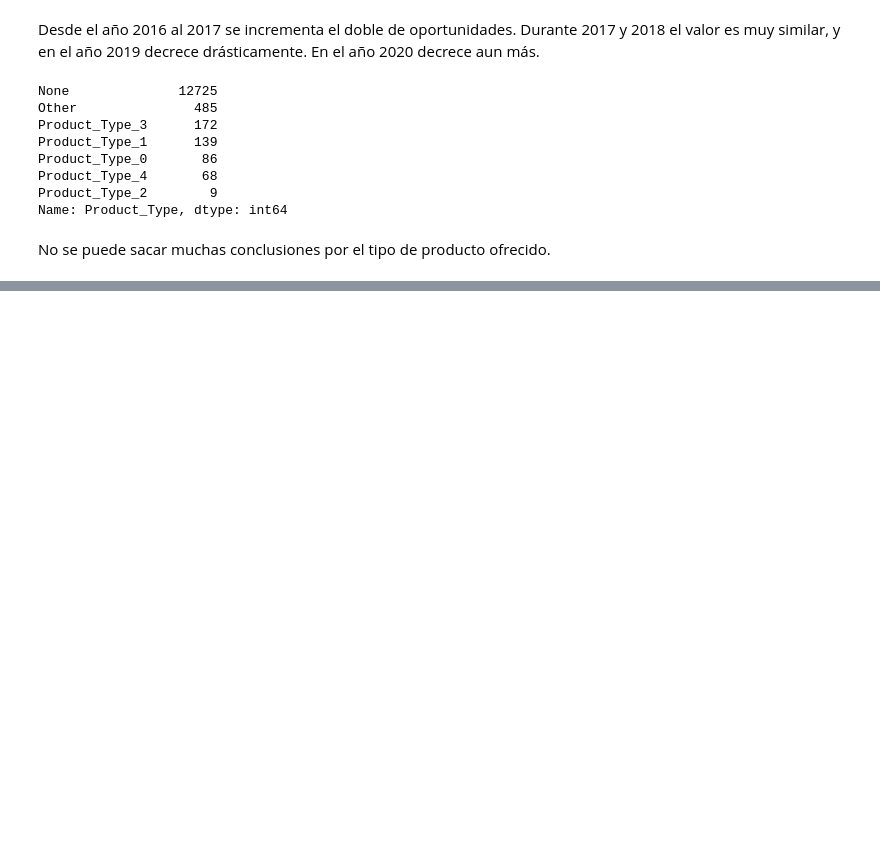
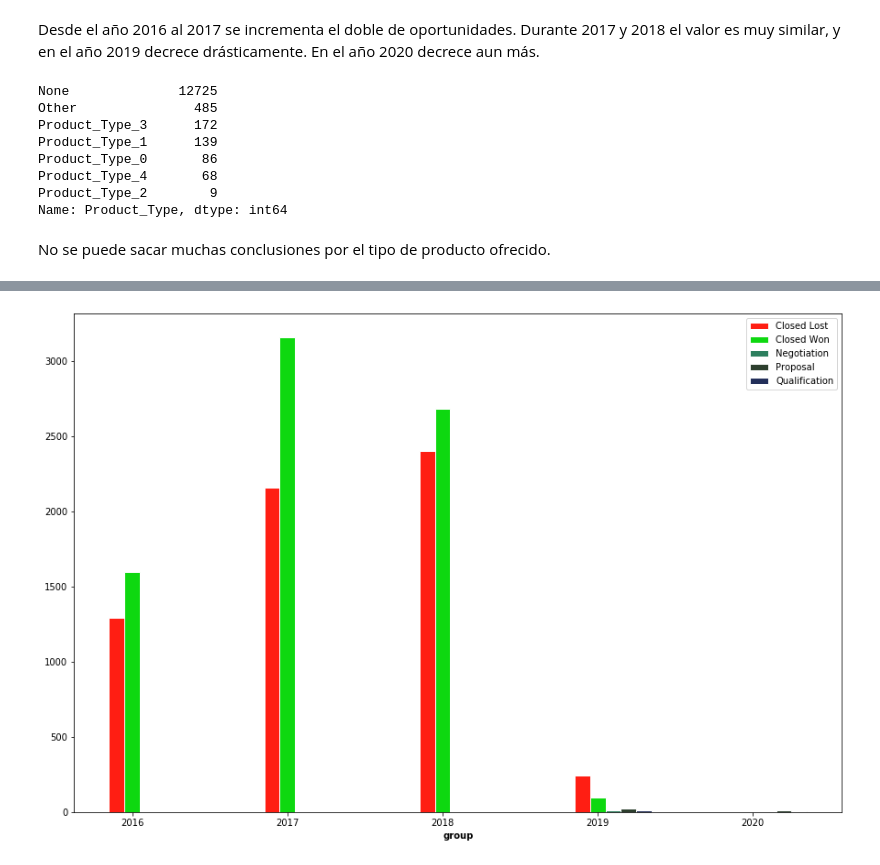
Before and after one commit to faristegui/tpdatos-2c-2020, a Jupyter notebook: TP1-Facundo.ipynb, the cells around one changed output, grey strips where cells are left out. Saved outputs shown, nothing was run; the diff lists cells and outputs as text; code cells hidden in the pictures; blank space fills up the shorter version.

```diff
--- a/TP1-Facundo.ipynb
+++ b/TP1-Facundo.ipynb
@@ -30,0 +104,12 @@ No se puede sacar muchas conclusiones por el tipo de producto ofrecido.
+# %%
+grupo_anio = df_oportunidades.groupby(['Delivery_Year','Stage']).agg({'Territory':'count'}).reset_index()
+
+estados_por_anio = grupo_anio.pivot_table(index=["Stage"],values=["Territory"],columns=["Delivery_Year"])
+# %%
+estados_anio = estados_por_anio.fillna(0).astype('int32')
+
+estados_anio.columns = estados_anio.columns.droplevel()
+
+#estados_anio.reset_index(inplace=True)
+
+estados_anio
@@ -30,0 +124,21 @@ No se puede sacar muchas conclusiones por el tipo de producto ofrecido.
+# %%
+barWidth = 0.1
+# Set position of bar on X axis
+r1 = np.arange(len(bars1))
+r2 = [x + barWidth for x in r1]
+r3 = [x + barWidth for x in r2]
+r4 = [x + barWidth for x in r3]
+r5 = [x + barWidth for x in r4]
+
+plt.bar(r1, estados_anio.iloc[0], color='#FF1E13', width=barWidth, edgecolor='white', label='Closed Lost')
+plt.bar(r2, estados_anio.iloc[1], color='#0ED810', width=barWidth, edgecolor='white', label='Closed Won')
+plt.bar(r3, estados_anio.iloc[2], color='#2d7f5e', width=barWidth, edgecolor='white', label='Negotiation')
+plt.bar(r4, estados_anio.iloc[3], color='#2d3f2e', width=barWidth, edgecolor='white', label='Proposal')
+plt.bar(r5, estados_anio.iloc[4], color='#232f5a', width=barWidth, edgecolor='white', label='Qualification')
+plt.rcParams["figure.figsize"] = (15,150)
+plt.xlabel('group', fontweight='bold')
+plt.xticks([r + barWidth for r in range(len(bars1))], ['2016', '2017', '2018', '2019', '2020'])
+plt.legend()
+plt.show()
+# %% [output]
+[figure, added]
```
Also changed, not shown: parts of 12 cells of this notebook.
